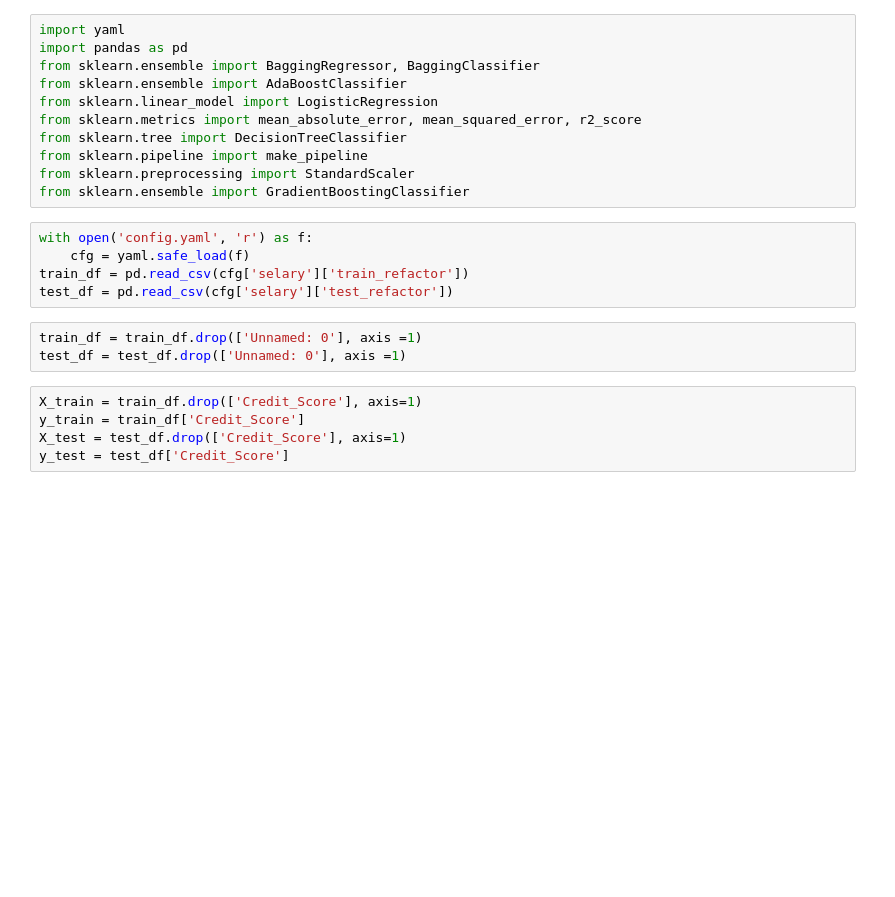
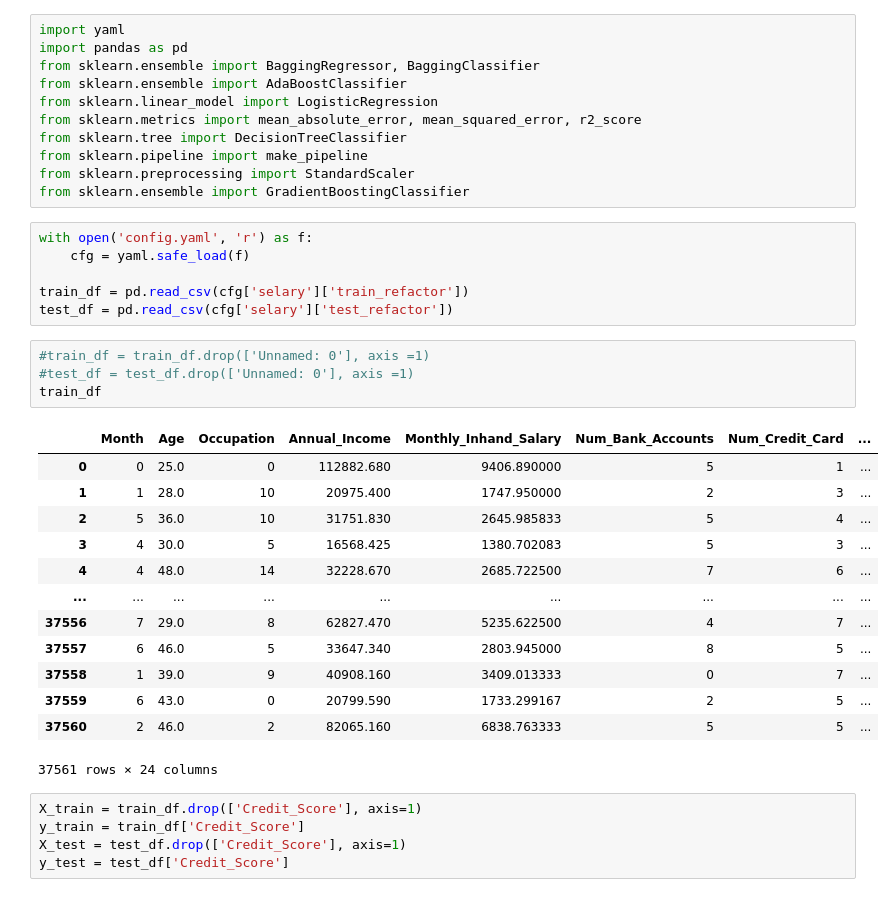
Before and after one commit to AlexShinalov/spbu-PredictCreditScore, a Jupyter notebook: Bagging&Boosting.ipynb, the cells around one changed output. Cells and saved outputs as stored; diff of their text form; blank space fills up the shorter version.

```diff
--- a/Bagging&Boosting.ipynb
+++ b/Bagging&Boosting.ipynb
@@ -12,11 +12,27 @@ from sklearn.ensemble import GradientBoostingClassifier
 # %%
 with open('config.yaml', 'r') as f:
     cfg = yaml.safe_load(f)
+
 train_df = pd.read_csv(cfg['selary']['train_refactor'])
 test_df = pd.read_csv(cfg['selary']['test_refactor'])
 # %%
-train_df = train_df.drop(['Unnamed: 0'], axis =1)
-test_df = test_df.drop(['Unnamed: 0'], axis =1)
+#train_df = train_df.drop(['Unnamed: 0'], axis =1)
+#test_df = test_df.drop(['Unnamed: 0'], axis =1)
+train_df
+# %% [output]
+|  | Month | Age | Occupation | Annual_Income | Monthly_Inhand_Salary | Num_Bank_Accounts | Num_Credit_Card | ... |
+| 0 | 0 | 25.0 | 0 | 112882.680 | 9406.890000 | 5 | 1 | ... |
+| 1 | 1 | 28.0 | 10 | 20975.400 | 1747.950000 | 2 | 3 | ... |
+| 2 | 5 | 36.0 | 10 | 31751.830 | 2645.985833 | 5 | 4 | ... |
+| 3 | 4 | 30.0 | 5 | 16568.425 | 1380.702083 | 5 | 3 | ... |
+| 4 | 4 | 48.0 | 14 | 32228.670 | 2685.722500 | 7 | 6 | ... |
+| ... | ... | ... | ... | ... | ... | ... | ... | ... |
+| 37556 | 7 | 29.0 | 8 | 62827.470 | 5235.622500 | 4 | 7 | ... |
+| 37557 | 6 | 46.0 | 5 | 33647.340 | 2803.945000 | 8 | 5 | ... |
+| 37558 | 1 | 39.0 | 9 | 40908.160 | 3409.013333 | 0 | 7 | ... |
+| 37559 | 6 | 43.0 | 0 | 20799.590 | 1733.299167 | 2 | 5 | ... |
+| 37560 | 2 | 46.0 | 2 | 82065.160 | 6838.763333 | 5 | 5 | ... |
+37561 rows × 24 columns
 # %%
 X_train = train_df.drop(['Credit_Score'], axis=1)
 y_train = train_df['Credit_Score']
```
Also changed, not shown: parts of 16 cells of this notebook, 5 other files.
